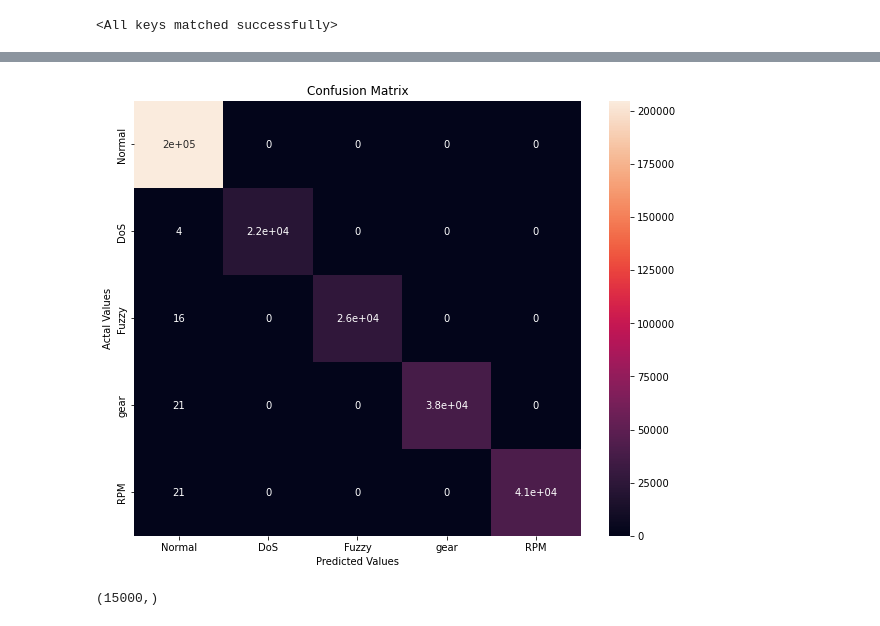
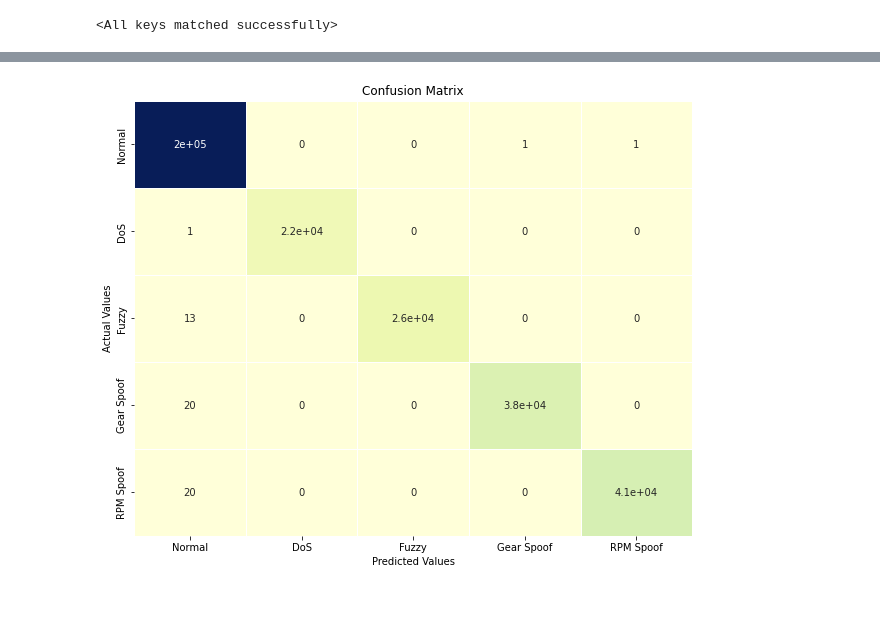
Before and after one commit to htn274/CAN-SupCon-IDS, a Jupyter notebook: notebooks/Test.ipynb, the cells around one changed output, grey strips where cells are left out. Drawn from its saved outputs; the diff is of its cells as text; code cells hidden in the pictures.

```diff
--- a/notebooks/Test.ipynb
+++ b/notebooks/Test.ipynb
@@ -39,7 +39,7 @@ from SupContrast.networks.resnet_big import SupCEResNet
 # baseline_model = BaselineCNNClassifier(n_classes=5)
 baseline_model = SupCEResNet(num_classes=5)
 # %%
-model_path = './save/resnet18_lr0.001_bs256_50epochs_042522_111126_cosine/models/ckpt_epoch_30.pth'
+model_path = '../save/smallresnet18.ce1_gamma0_lr0.001_bs256_50epochs_051822_100142_cosine/models/ckpt_epoch_50.pth'
 ckpt = torch.load(model_path)
 state_dict = ckpt['model']
 baseline_model.load_state_dict(state_dict=ckpt['model'])
@@ -49,7 +49,7 @@ baseline_model.load_state_dict(state_dict=ckpt['model'])
 import numpy as np
 total_pred = np.empty(shape=(0), dtype=int)
 total_label = np.empty(shape=(0), dtype=int)
-total_embs = np.empty(shape=(0, 512), dtype=float)
+total_embs = np.empty(shape=(0, 128), dtype=float)
 
 baseline_model = baseline_model.cuda()
 baseline_model.eval()
@@ -122,7 +125,7 @@ def change_state_dict(state_dict):
 # %%
 import torch.optim as optim
 from networks.classifier import LinearClassifier
-from SupContrast.networks.resnet_big import SupConResNet
+from networks.resnet_big import SupConResNet
 
 model = SupConResNet('resnet18')
-classifier = LinearClassifier(n_classes=5, feat_dim=512)
+classifier = LinearClassifier(n_classes=5, feat_dim=128)
@@ -154,7 +153,7 @@ import numpy as np
 import tqdm
 total_pred = np.empty(shape=(0), dtype=int)
 total_label = np.empty(shape=(0), dtype=int)
-total_embs = np.empty(shape=(0, 512), dtype=float)
+total_embs = np.empty(shape=(0, 128), dtype=float)
 
 model = model.cuda()
 classifier = classifier.cuda()
@@ -184,16 +183,5 @@ for key, values in results.items():
 # %%
-draw_confusion_matrix(cm)
+classes = ['Normal', 'DoS', 'Fuzzy', 'Gear Spoof', 'RPM Spoof']
+draw_confusion_matrix(cm, classes, save_dir='../figures/confusion_matrix_supcon.png')
 # %% [output]
-[figure, old version]
+[figure, new version]
-# %%
-np.random.seed(100)
-indices = np.empty(shape=(0), dtype=int)
-num_samples = 3000
-n_classes=5
-for c in range(n_classes):
-    idx_c = np.where(total_label==c)[0]
-    idx_c = np.random.choice(idx_c, num_samples, replace=True)
-    indices = np.concatenate((indices, idx_c), axis=0)
-indices.shape
-# %% [output]
-(15000,)
```
Also changed, not shown: parts of 20 cells of this notebook, 8 other files.
